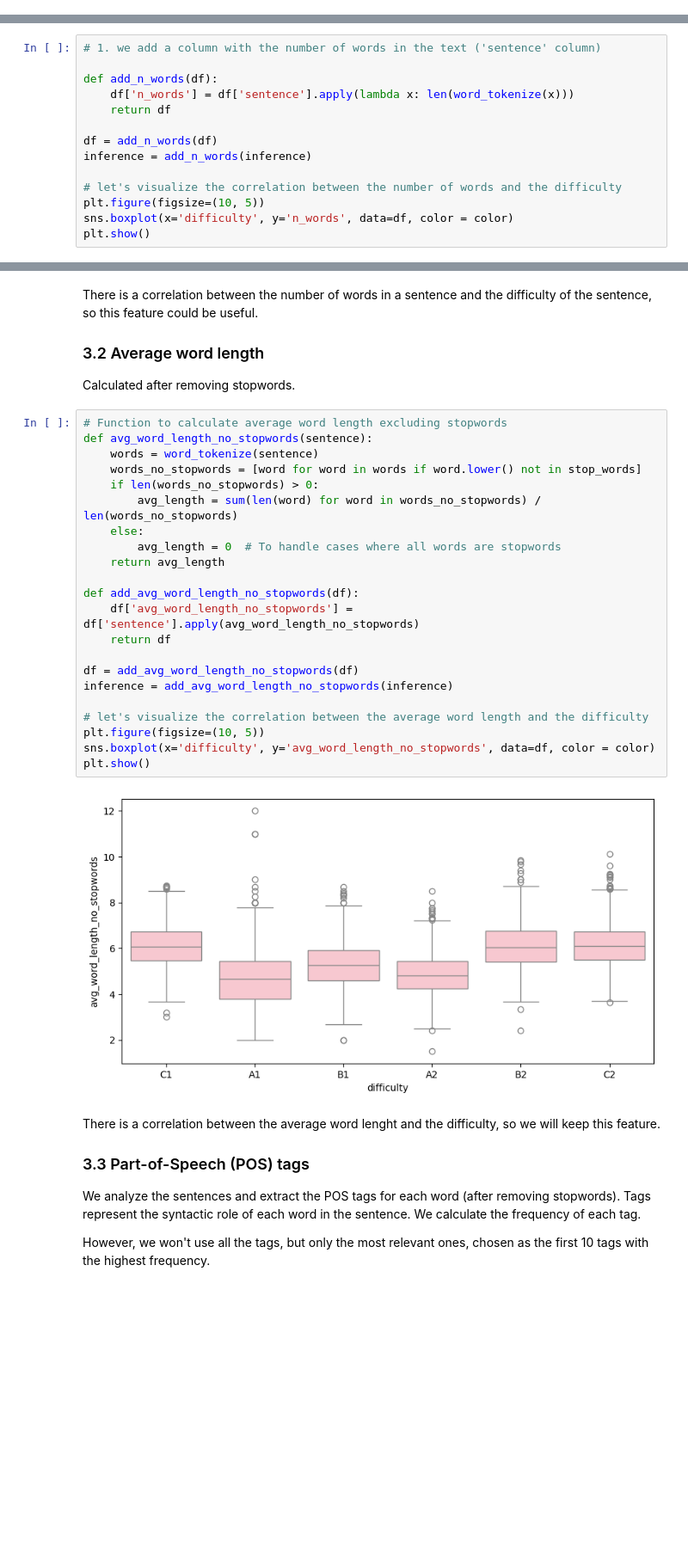
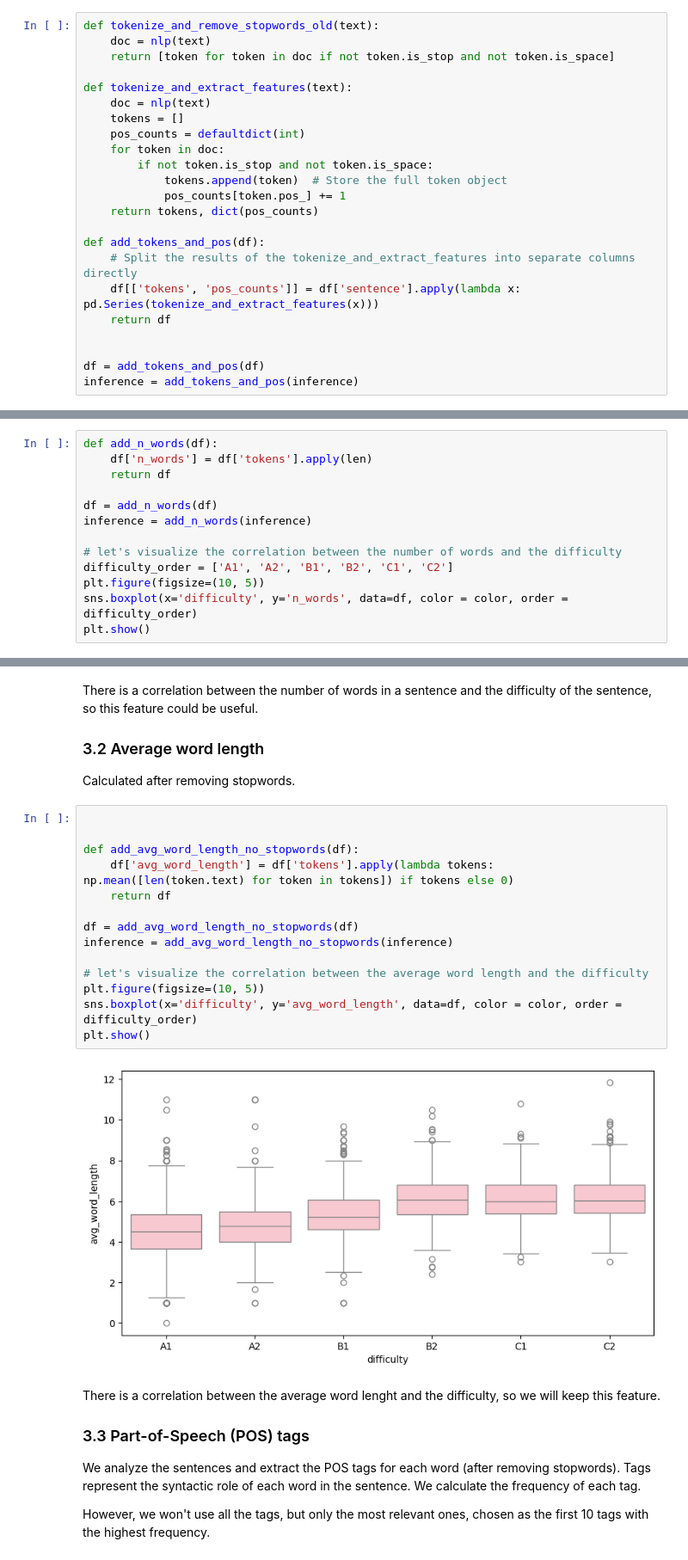
Before and after one commit to BeatriceVaienti/dsml_project, a Jupyter notebook: notebooks/camembert-flaubert.ipynb, the cells around one changed output, grey strips where cells are left out. Shown at 86% size. Saved outputs shown, nothing was run; the diff lists cells and outputs as text; blank space fills up the shorter version.

```diff
--- a/notebooks/camembert-flaubert.ipynb
+++ b/notebooks/camembert-flaubert.ipynb
@@ -62,17 +71,39 @@ We will add these features, if relevant, to the training and test data.
+# %%
+def tokenize_and_remove_stopwords_old(text):
+    doc = nlp(text)
+    return [token for token in doc if not token.is_stop and not token.is_space]
+
+def tokenize_and_extract_features(text):
+    doc = nlp(text)
+    tokens = []
+    pos_counts = defaultdict(int)
+    for token in doc:
+        if not token.is_stop and not token.is_space:
+            tokens.append(token)  # Store the full token object
+            pos_counts[token.pos_] += 1
+    return tokens, dict(pos_counts)
+
+def add_tokens_and_pos(df):
+    # Split the results of the tokenize_and_extract_features into separate columns directly
+    df[['tokens', 'pos_counts']] = df['sentence'].apply(lambda x: pd.Series(tokenize_and_extract_features(x)))
+    return df
+
+
+df = add_tokens_and_pos(df)
+inference = add_tokens_and_pos(inference)
 # %% [markdown]
 ### 3.1 Number of words
 # %%
-# 1. we add a column with the number of words in the text ('sentence' column)
-
 def add_n_words(df):
-    df['n_words'] = df['sentence'].apply(lambda x: len(word_tokenize(x)))
+    df['n_words'] = df['tokens'].apply(len)
     return df
 
 df = add_n_words(df)
 inference = add_n_words(inference)
 
 # let's visualize the correlation between the number of words and the difficulty
+difficulty_order = ['A1', 'A2', 'B1', 'B2', 'C1', 'C2']
 plt.figure(figsize=(10, 5))
-sns.boxplot(x='difficulty', y='n_words', data=df, color = color)
+sns.boxplot(x='difficulty', y='n_words', data=df, color = color, order = difficulty_order)
 plt.show()
 # %% [output]
@@ -84,29 +115,21 @@ There is a correlation between the number of words in a sentence and the difficu
 ### 3.2 Average word length
 Calculated after removing stopwords.
 # %%
-# Function to calculate average word length excluding stopwords
-def avg_word_length_no_stopwords(sentence):
-    words = word_tokenize(sentence)
-    words_no_stopwords = [word for word in words if word.lower() not in stop_words]
-    if len(words_no_stopwords) > 0:
-        avg_length = sum(len(word) for word in words_no_stopwords) / len(words_no_stopwords)
-    else:
-        avg_length = 0  # To handle cases where all words are stopwords
-    return avg_length
+
 
 def add_avg_word_length_no_stopwords(df):
-    df['avg_word_length_no_stopwords'] = df['sentence'].apply(avg_word_length_no_stopwords)
+    df['avg_word_length'] = df['tokens'].apply(lambda tokens: np.mean([len(token.text) for token in tokens]) if tokens else 0)
     return df
 
 df = add_avg_word_length_no_stopwords(df)
 inference = add_avg_word_length_no_stopwords(inference)
 
 # let's visualize the correlation between the average word length and the difficulty
 plt.figure(figsize=(10, 5))
-sns.boxplot(x='difficulty', y='avg_word_length_no_stopwords', data=df, color = color)
+sns.boxplot(x='difficulty', y='avg_word_length', data=df, color = color, order = difficulty_order)
 plt.show()
 # %% [output]
-[figure, old version]
+[figure, new version]
 # %% [markdown]
 There is a correlation between the average word lenght and the difficulty, so we will keep this feature.
 
```
Also changed, not shown: parts of 44 cells of this notebook, 2 other files.
